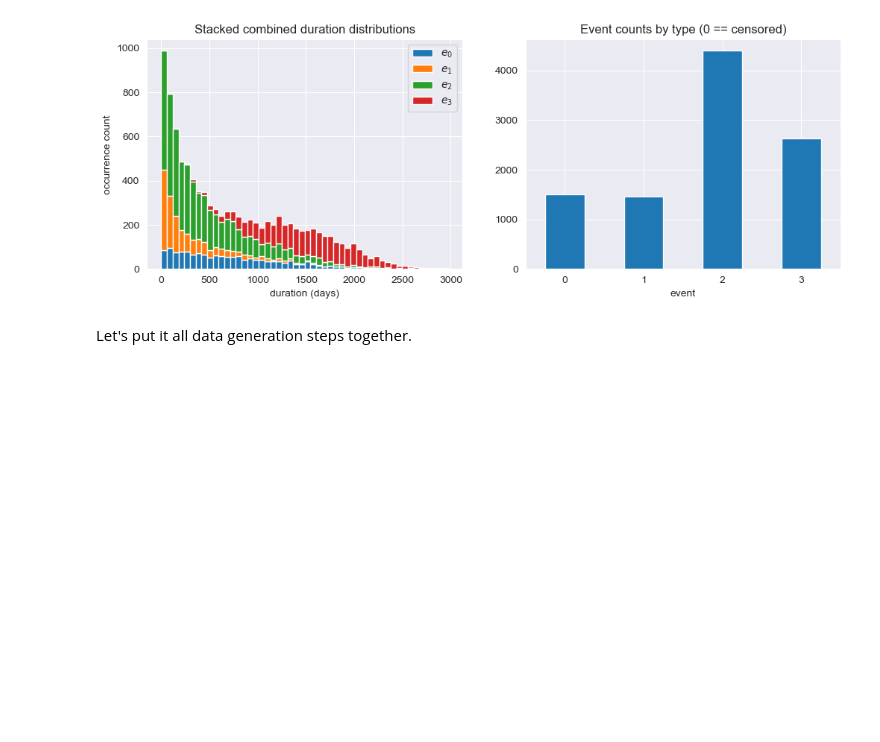
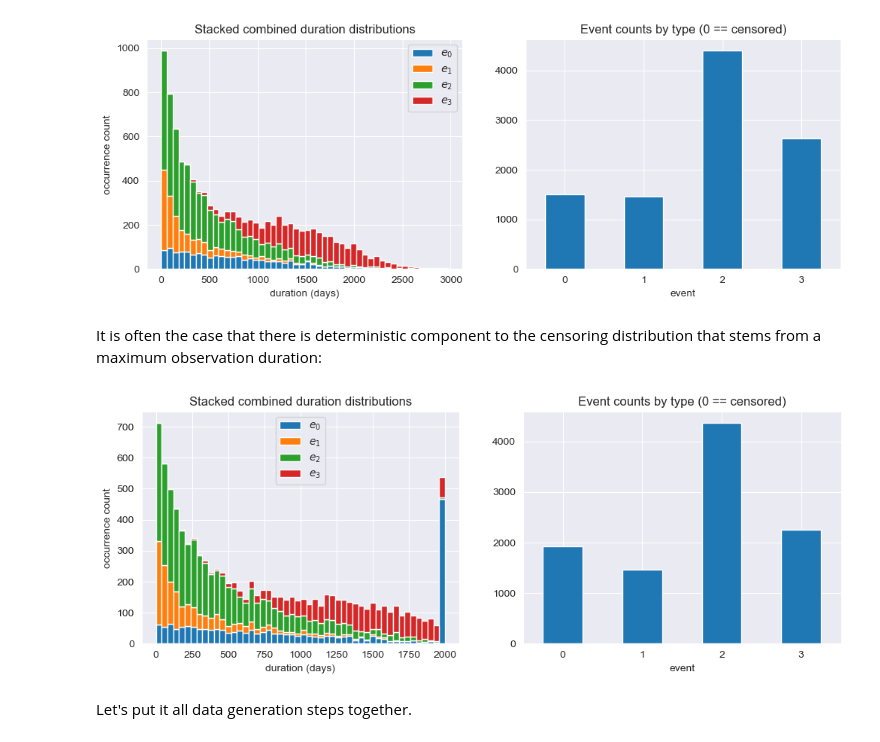
Before and after one commit to soda-inria/survival-analysis-benchmark, a Jupyter notebook: notebooks/truck_dataset.ipynb, the cells around one changed output. Saved outputs shown, nothing was run; the diff lists cells and outputs as text; code cells hidden in the pictures; blank space fills up the shorter version.

```diff
--- a/notebooks/truck_dataset.ipynb
+++ b/notebooks/truck_dataset.ipynb
@@ -475,6 +475,16 @@ censored_events = uniform_censoring(competing_events, random_state=0)
 plot_stacked_occurrences(censored_events)
 # %% [output]
 [figure]
+# %% [markdown]
+It is often the case that there is deterministic component to the censoring distribution that stems from a maximum observation duration:
+# %%
+max_observation_duration = 2000
+max_duration_mask = censored_events["duration"] > max_observation_duration
+censored_events.loc[max_duration_mask, "duration"] = max_observation_duration
+censored_events.loc[max_duration_mask, "event"] = 0
+plot_stacked_occurrences(censored_events)
+# %% [output]
+[figure, added]
 # %% [markdown]
 Let's put it all data generation steps together.
 # %%
```
Also changed, not shown: parts of 6 cells of this notebook, 2 other files.
